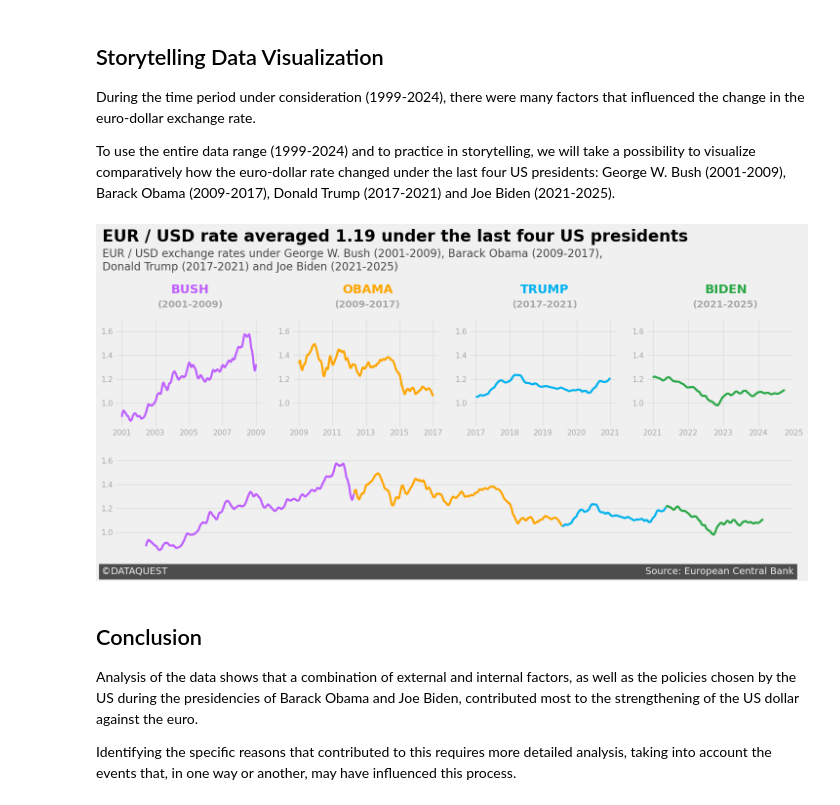
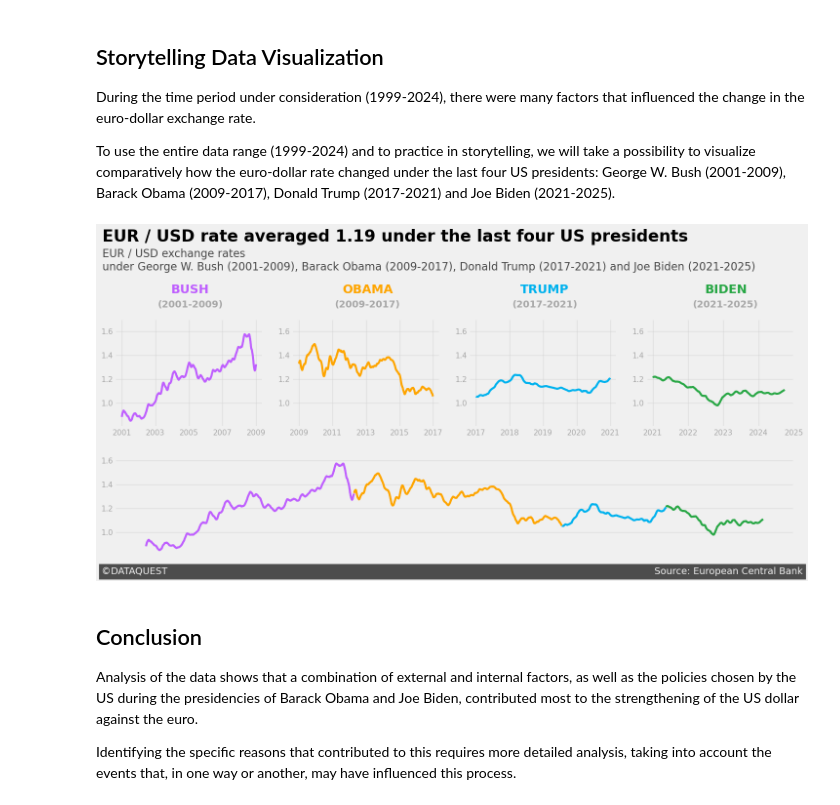
Before and after one commit to AndriiTsokur/data-project-005, a Jupyter notebook: storytelling_data_visualization_on_exchange_rates.ipynb, the cells around one changed output. Cells and saved outputs as stored; diff of their text form; code cells hidden in the pictures.

Commit message:
bugfix: Minor visual improvements

```diff
--- a/storytelling_data_visualization_on_exchange_rates.ipynb
+++ b/storytelling_data_visualization_on_exchange_rates.ipynb
@@ -235,37 +235,36 @@ ax2.set_xticks(pd.date_range(start='2009', end='2017', freq='2YS'))
 ax2.set_xticklabels(['2009', '2011', '2013', '2015', '2017'], fontsize=11, alpha=0.3)
 
 ### ax3: Trump
 ax3.plot(trump['date'], trump['rolling_mean_30'], color='#00B2EE', linewidth=3)
 ax3.text(17_650, 1.92, 'TRUMP', fontsize=18, weight='bold', color='#00B2EE')
 ax3.text(17_560, 1.80, '(2017-2021)', weight='bold', alpha=0.3)
 ax3.set_xticks(pd.date_range(start='2017', end='2021', freq='1YS'))
 ax3.set_xticklabels(['2017', '2018', '2019', '2020', '2021'], fontsize=11, alpha=0.3)
 
 ### ax4: Biden
 ax4.plot(biden['date'], biden['rolling_mean_30'], color='#28A745', linewidth=3)
 ax4.text(19_170, 1.92, 'BIDEN', fontsize=18, weight='bold', color='#28A745')
 ax4.text(19_040, 1.80, '(2021-2025)', weight='bold', alpha=0.3)
 ax4.set_xticks(pd.date_range(start='2021', end='2025', freq='1YS'))
 ax4.set_xticklabels(['2021', '2022', '2023', '2024', '2025'], fontsize=11, alpha=0.3)
 
 ### ax5: Bush-Obama-Trump-Biden
 ax5.plot(bush['date'], bush['rolling_mean_30'], color='#BF5FFF', linewidth=3)
 ax5.plot(obama['date'], obama['rolling_mean_30'], color='#FFA500', linewidth=3)
 ax5.plot(trump['date'], trump['rolling_mean_30'], color='#00B2EE', linewidth=3)
 ax5.plot(biden['date'], biden['rolling_mean_30'], color='#28A745', linewidth=3)
 ax5.set_xticks([])
 
 ### Adding a title and a subtitle
 ax1.text(10_900, 2.35, 'EUR / USD rate averaged 1.19 under the last four US presidents', fontsize=24, weight='bold')
-ax1.text(10_900, 2.11, '''EUR / USD exchange rates under George W. Bush (2001-2009), Barack Obama (2009-2017),
-Donald Trump (2017-2021) and Joe Biden (2021-2025)''', fontsize=16, alpha=0.7)
+ax1.text(10_900, 2.11, 'EUR / USD exchange rates \nunder George W. Bush (2001-2009), Barack Obama (2009-2017), Donald Trump (2017-2021) and Joe Biden (2021-2025)', fontsize=16, alpha=0.7)
 
 ### Adding a signature
-ax5.text(10_700, 0.65, '©DATAQUEST' + ' '*160 + 'Source: European Central Bank', color='#F0F0F0', backgroundcolor='#4D4D4D', size=14)
+ax5.text(10_700, 0.65, '©DATAQUEST' + ' '*163 + 'Source: European Central Bank', color='#F0F0F0', backgroundcolor='#4D4D4D', size=14)
 
 plt.show()
 # %% [output]
-[figure, old version]
+[figure, new version]
 # %% [markdown]
 ## Conclusion
 
```
